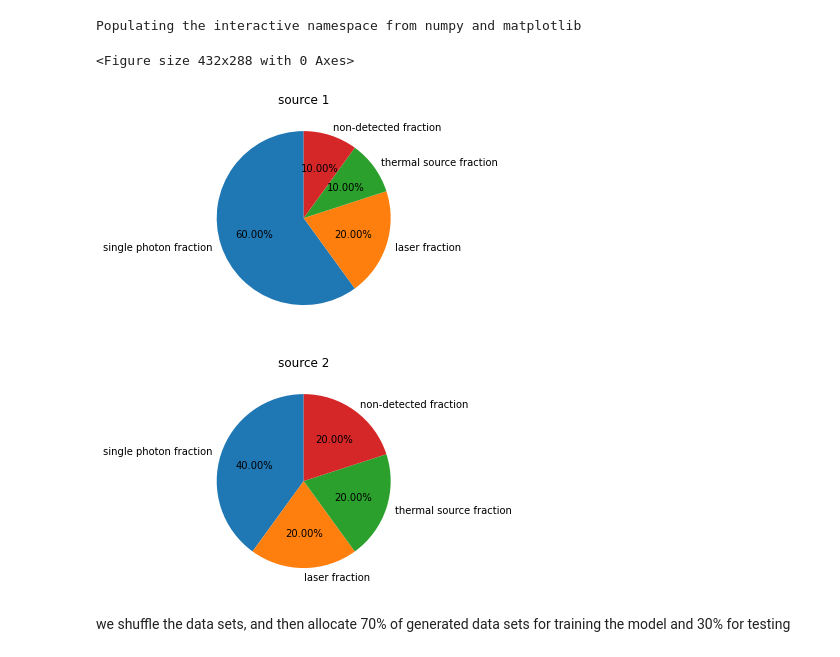
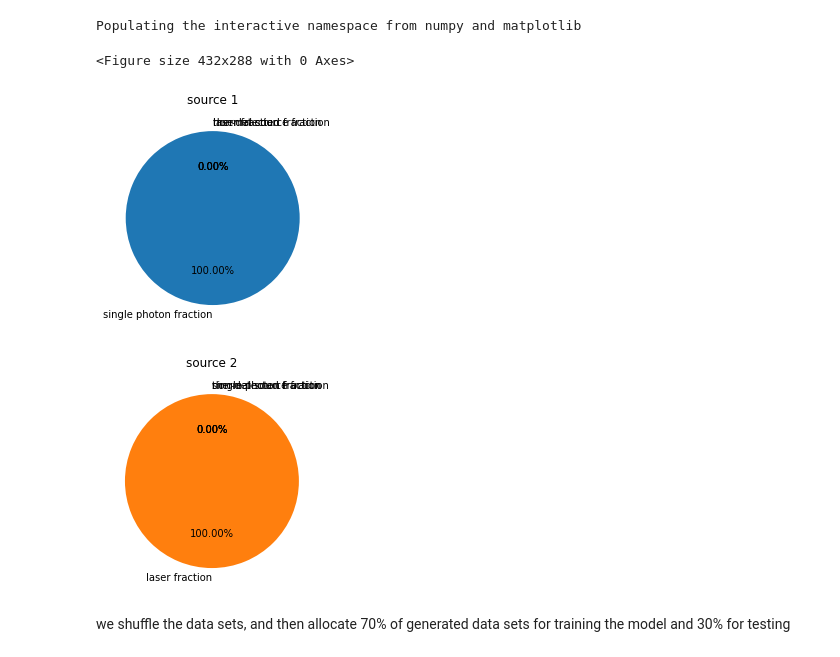
Before and after one commit to ubsuny/g2-coral, a Jupyter notebook: Develop_Model.ipynb, the cells around one changed output. Cells and saved outputs as stored; diff of their text form; code cells hidden in the pictures.

```diff
--- a/Develop_Model.ipynb
+++ b/Develop_Model.ipynb
@@ -13,21 +13,21 @@ from simulation import Simulator
 Populating the interactive namespace from numpy and matplotlib
 # %%
 # create two mixed sources and corresponding two distributions
-s1 = Simulator.simulator(gt=0.5, Nbins=200, width=1., Ndet=1e6, sps=0.6, laser=0.2, ther=0.1, non=0.1)
-s2 = Simulator.simulator(gt=0.5, Nbins=200, width=1., Ndet=1e6, sps=0.4, laser=0.2, ther=0.2, non=0.2)
+s1 = Simulator.simulator(gt=0.5, Nbins=200, width=1., Ndet=1e6, sps=1., laser=0., ther=0., non=0.)
+s2 = Simulator.simulator(gt=0.5, Nbins=200, width=1., Ndet=1e6, sps=0., laser=1.0, ther=0., non=0.)
 
 # plot their piecharts to see source fractions
 plt.figure(1)
 s1.piechart()
 plt.title('source 1')
 plt.figure(2)
 s2.piechart()
 plt.title('source 2')
 plt.show()
 # %% [output]
 <Figure size 432x288 with 0 Axes>
-[figure, old version]
+[figure, new version]
-[figure, old version]
+[figure, new version]
 # %%
 # set data sets: x-> g2 signal, y -> actual result
 # x_train = [] x_test = [] y_train = [] y_test = []
```
Also changed, not shown: parts of 17 cells of this notebook.
